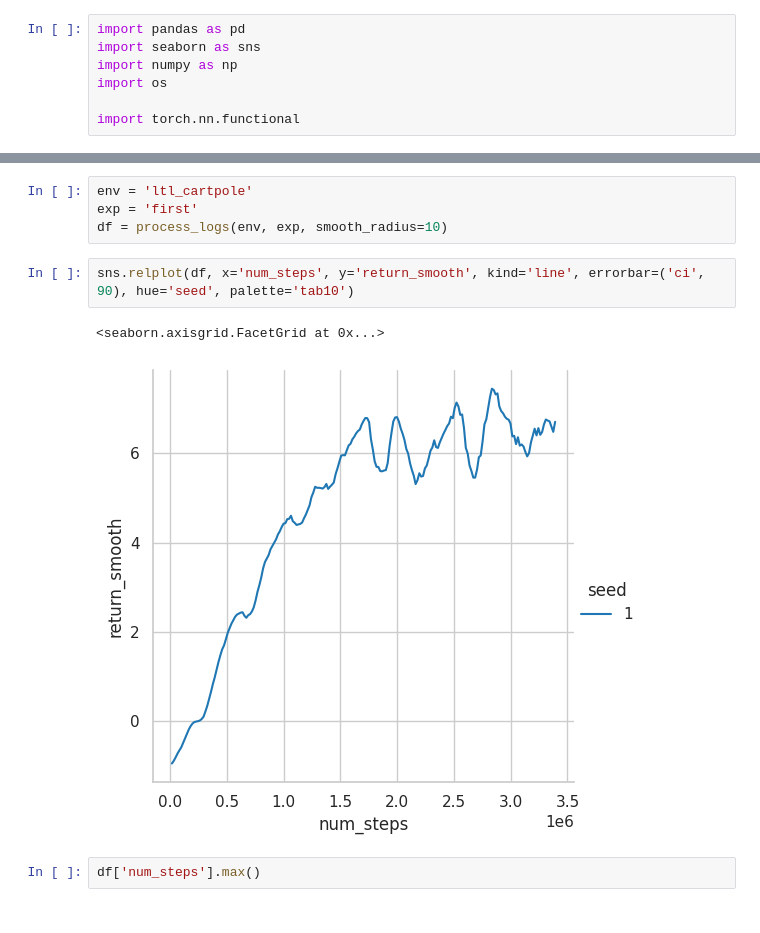
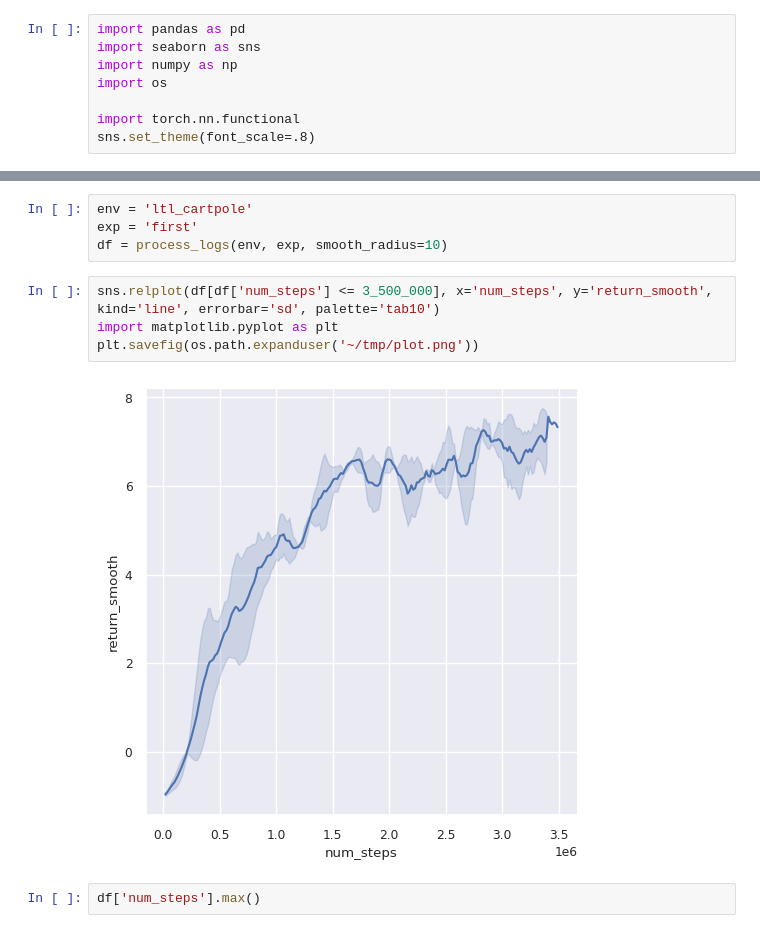
Before and after one commit to mattiagiuri/ltl_gnn, a Jupyter notebook: src/plot.ipynb, the cells around one changed output, grey strips where cells are left out. Cells and saved outputs as stored; diff of their text form.

```diff
--- a/src/plot.ipynb
+++ b/src/plot.ipynb
@@ -5,6 +5,7 @@ import numpy as np
 import os
 
 import torch.nn.functional
+sns.set_theme(font_scale=.8)
 # %%
 %cd ..
 # %% [output]
@@ -36,10 +37,11 @@ env = 'ltl_cartpole'
 exp = 'first'
 df = process_logs(env, exp, smooth_radius=10)
 # %%
-sns.relplot(df, x='num_steps', y='return_smooth', kind='line', errorbar=('ci', 90), hue='seed', palette='tab10')
+sns.relplot(df[df['num_steps'] <= 3_500_000], x='num_steps', y='return_smooth', kind='line', errorbar='sd', palette='tab10')
+import matplotlib.pyplot as plt
+plt.savefig(os.path.expanduser('~/tmp/plot.png'))
 # %% [output]
-<seaborn.axisgrid.FacetGrid at 0x...>
-[figure, old version]
+[figure, new version]
 # %%
 df['num_steps'].max()
 # %% [output]
```
Also changed, not shown: 1 other file.
